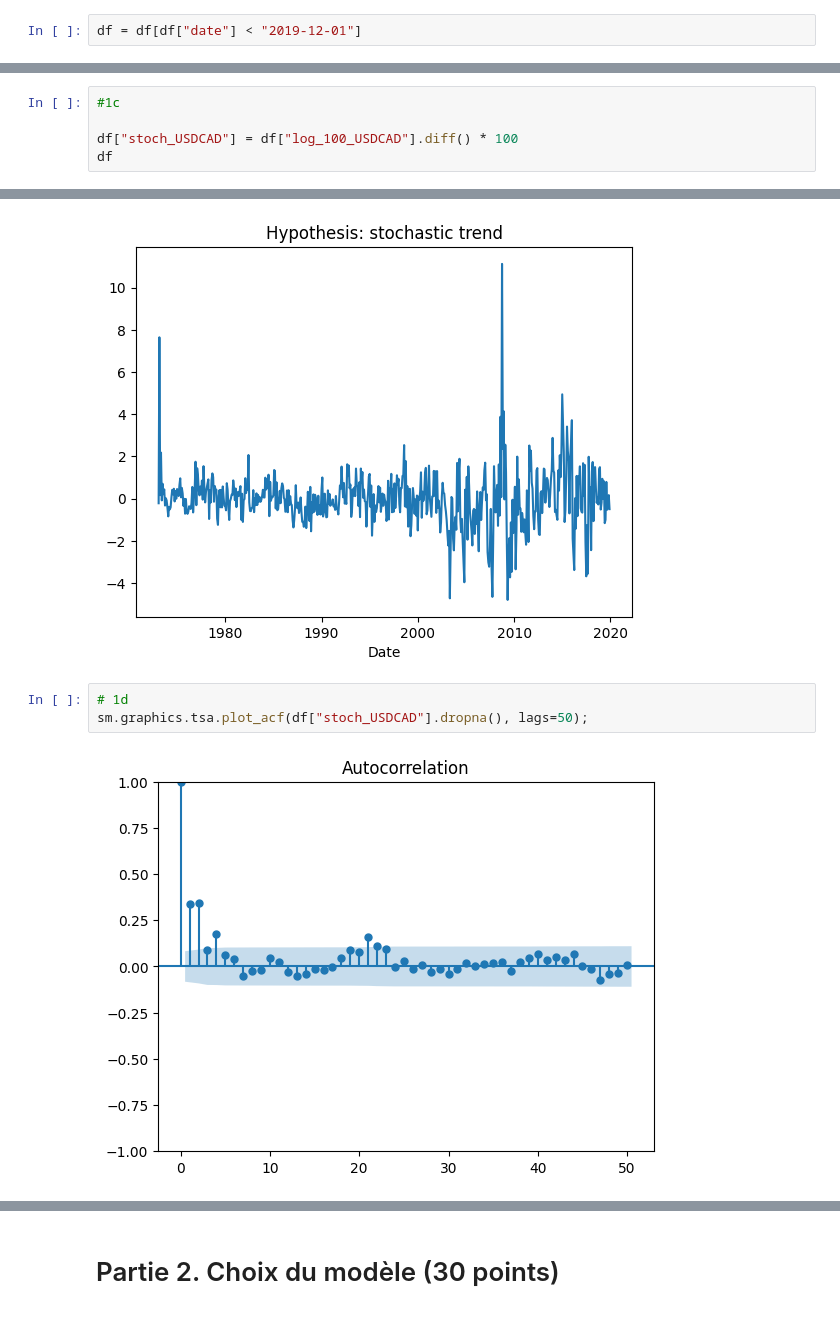
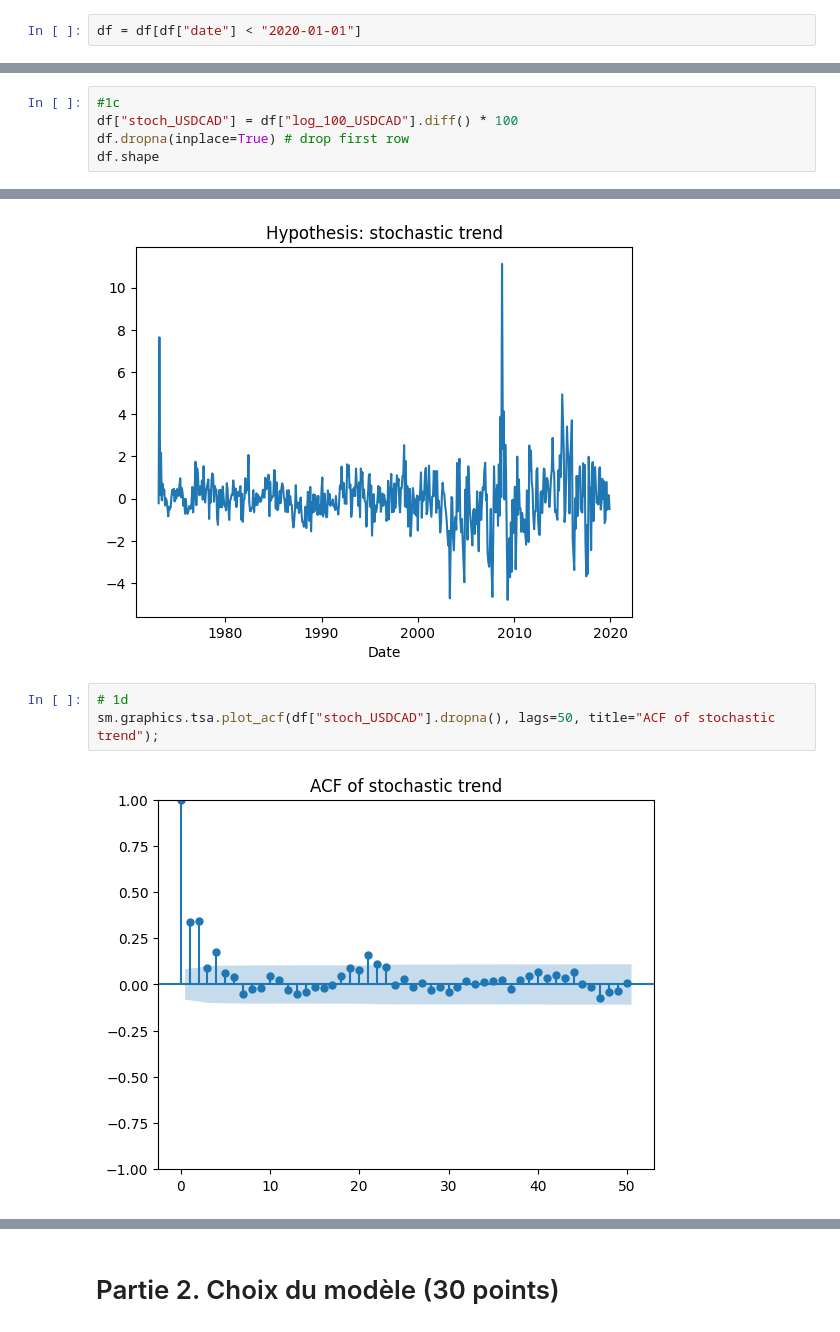
Before and after one commit to Thomas4390/econometrics_tp1, a Jupyter notebook: tp1.ipynb, the cells around one changed output, grey strips where cells are left out. Cells and saved outputs as stored; diff of their text form.

```diff
--- a/tp1.ipynb
+++ b/tp1.ipynb
@@ -21,7 +21,7 @@ plt.plot(df["USDCAD"])
 [<matplotlib.lines.Line2D at 0x...>]
 [figure]
 # %%
-df = df[df["date"] < "2019-12-01"]
+df = df[df["date"] < "2020-01-01"]
 # %%
 df.shape
 # %% [output]
@@ -116,6 +126,6 @@ Text(0.5, 1.0, 'Determinist trend deviation')
 # %%
 #1c
-
 df["stoch_USDCAD"] = df["log_100_USDCAD"].diff() * 100
-df
+df.dropna(inplace=True) # drop first row
+df.shape
 # %% [output]
@@ -141,7 +148,7 @@ Text(0.5, 1.0, 'Hypothesis: stochastic trend')
 [figure]
 # %%
 # 1d
-sm.graphics.tsa.plot_acf(df["stoch_USDCAD"].dropna(), lags=50);
+sm.graphics.tsa.plot_acf(df["stoch_USDCAD"].dropna(), lags=50, title="ACF of stochastic trend");
 # %% [output]
-[figure, old version]
+[figure, new version]
 # %%
```
Also changed, not shown: parts of 9 cells of this notebook.
